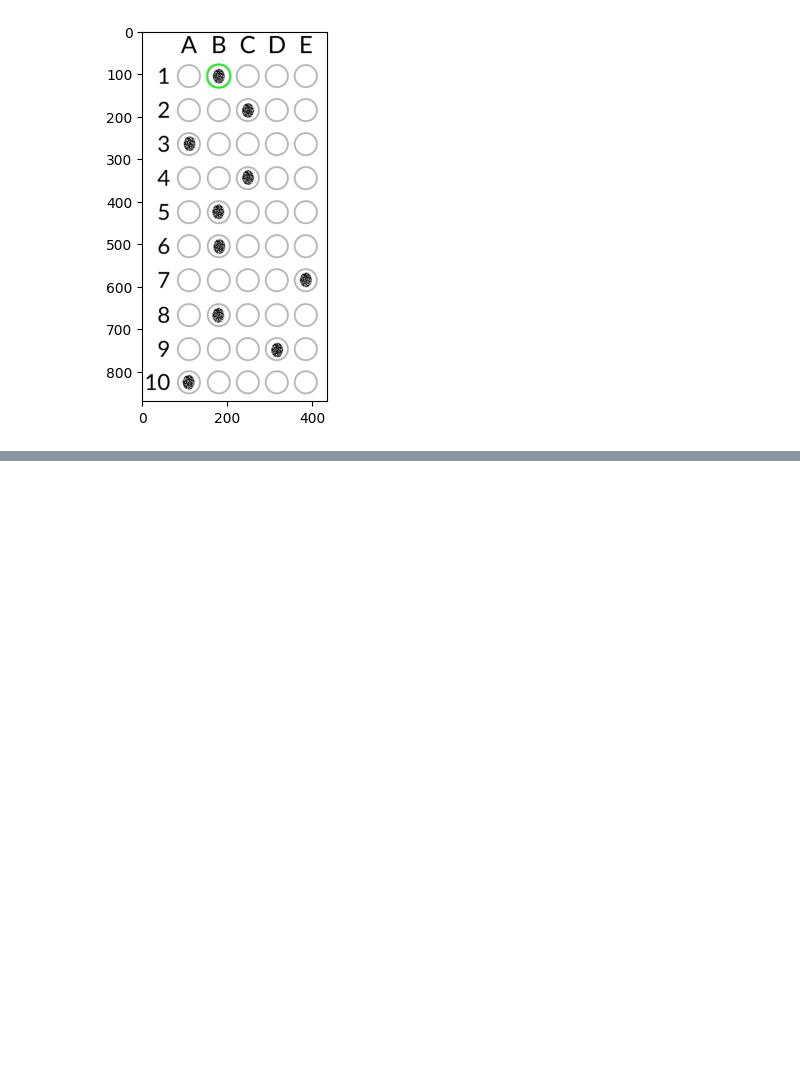
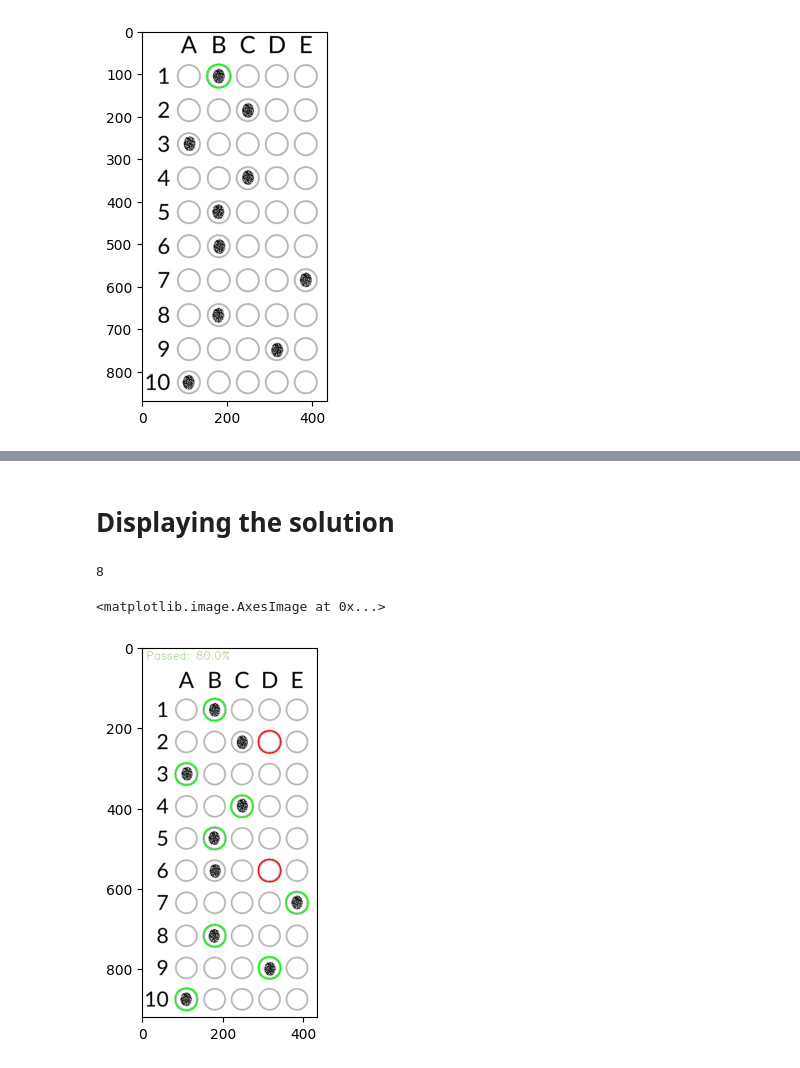
Before and after one commit to rafczar3/OpticalMarkRecognition, a Jupyter notebook: opticall_mark_recognition.ipynb, the cells around one changed output, grey strips where cells are left out. Saved outputs shown, nothing was run; the diff lists cells and outputs as text; code cells hidden in the pictures; blank space fills up the shorter version.

```diff
--- a/opticall_mark_recognition.ipynb
+++ b/opticall_mark_recognition.ipynb
@@ -149,0 +219,24 @@ plt.imshow(cv2.cvtColor(img, cv2.COLOR_BGR2RGB))
+# %% [markdown]
+# Displaying the solution
+# %%
+# adding top border
+checked = cv2.copyMakeBorder(
+    src=img,
+    top=50,
+    bottom=0,
+    left=0,
+    right=0,
+    borderType=cv2.BORDER_CONSTANT,
+    value=(255, 255, 255)
+)
+print(correct)
+score = (correct / 10)
+color = (50, 168, 82) if score >= 0.6 else(71, 7, 219)
+text = 'Passed' if score >= 0.6 else 'Filed'
+
+cv2.putText(img=checked, text=f'{text}: {score * 100}%', org=(10, 30), fontFace=cv2.FONT_HERSHEY_SIMPLEX, fontScale=0.9, color=color)
+plt.imshow(cv2.cvtColor(checked, cv2.COLOR_BGR2RGB))
+# %% [output]
+8
+<matplotlib.image.AxesImage at 0x...>
+[figure, added]
```
Also changed, not shown: parts of 3 cells of this notebook.
